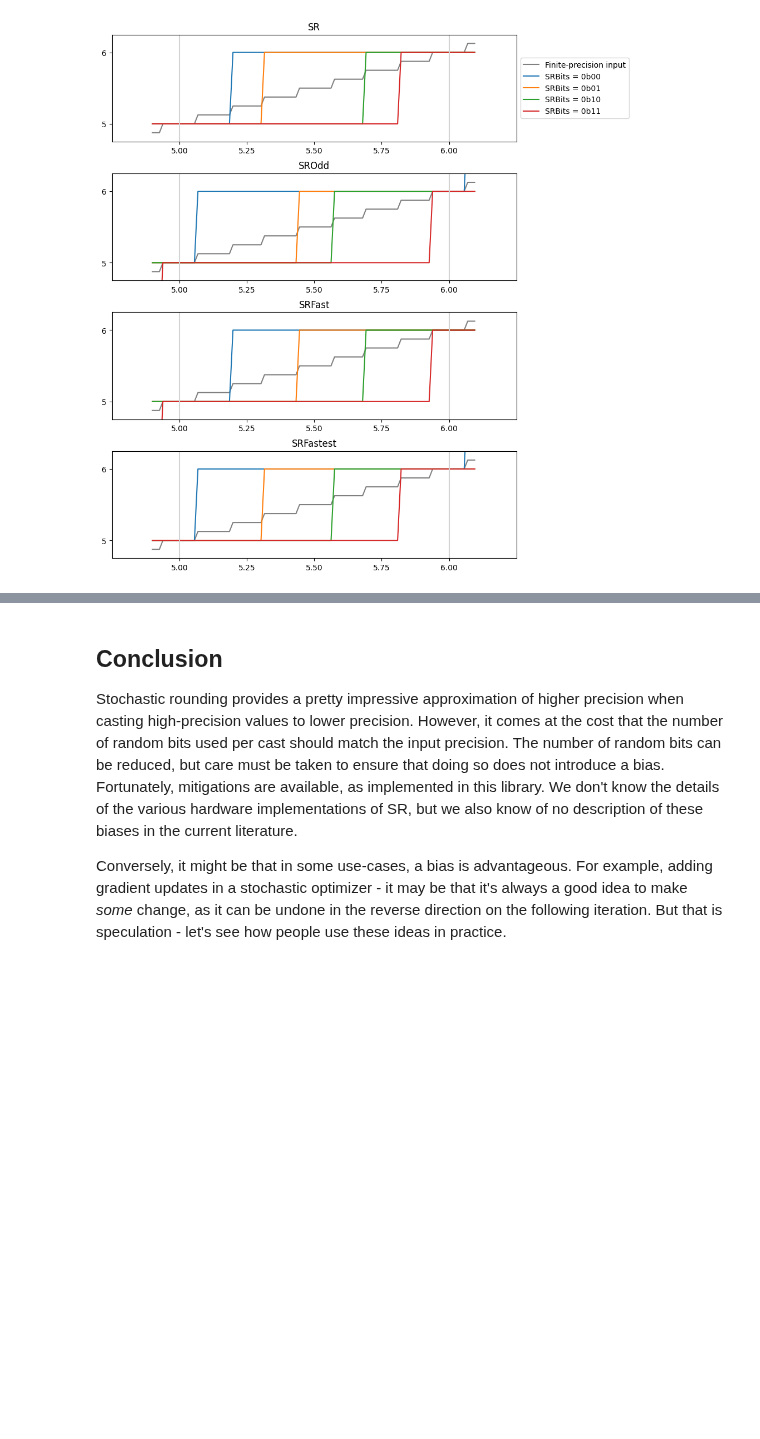
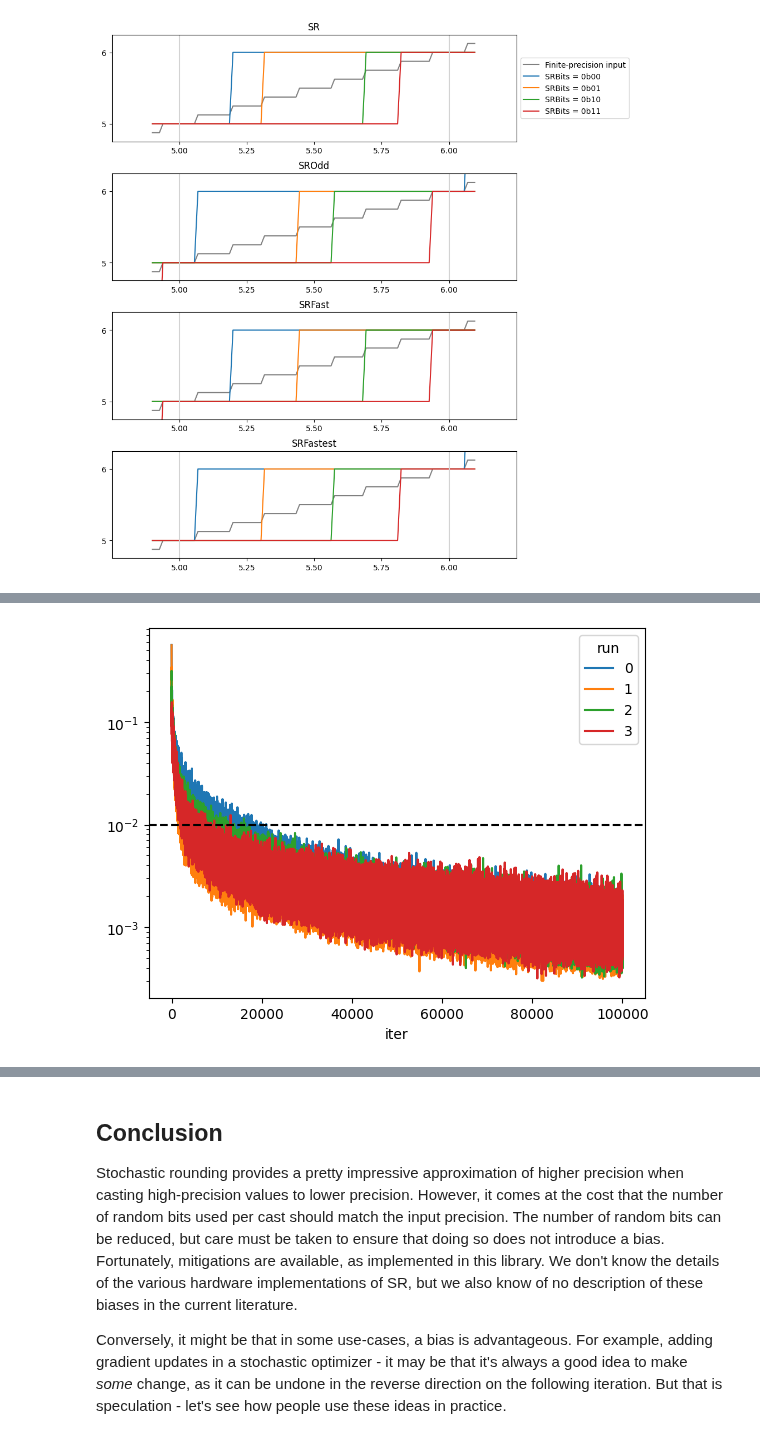
Before and after one commit to graphcore-research/gfloat, a Jupyter notebook: docs/source/05-stochastic-rounding.ipynb, the cells around one changed output, grey strips where cells are left out. Cells and saved outputs as stored; diff of their text form; code cells hidden in the pictures; blank space fills up the shorter version.

```diff
--- a/docs/source/05-stochastic-rounding.ipynb
+++ b/docs/source/05-stochastic-rounding.ipynb
@@ -719,0 +852,80 @@ None
+# %%
+from jax import grad
+import jax.numpy as jnp
+
+import pandas as pd
+
+
+class Logger:
+    def __init__(self):
+        self.log = []
+
+    def __call__(self, **kwargs):
+        self.log.append(kwargs)
+
+    @property
+    def df(self):
+        for kv in self.log:
+            for k, v in kv.items():
+                if isinstance(v, jnp.ndarray):
+                    kv[k] = v.item()
+        return pd.DataFrame(self.log)
+
+
+log = Logger()
+
+
+def relu(x):
+    return jnp.maximum(0, x)
+
+
+def f(W, x):
+    W1, W2 = W
+    return W2 @ relu(W1 @ x)
+
+
+def loss(W, x, y):
+    return jnp.mean((f(W, x) - y) ** 2)
+
+
+for run in range(4):
+
+    o, h, i = 3, 23, 7
+    W1_gt = np.random.randn(h, i)
+    W2_gt = np.random.randn(o, h)
+    W_gt = (W1_gt, W2_gt)
+
+    noise = 0.01  # observation noise
+
+    n_test = 1024  # batch size
+    x_test = np.random.rand(i, n_test)
+
+    y_test = f(W_gt, x_test)
+
+    print(loss(W_gt, x_test, y_test), end=" ")
+    dloss = grad(loss, argnums=0)
+
+    lr = 1e-3
+    S = 10
+    W = [W_gt[0] + np.random.randn(h, i) / S, W_gt[1] + np.random.randn(o, h) / S]
+    for iter in range(100000):
+        n = 33  # batch size
+        x = np.random.rand(i, n)
+
+        y_gt = f(W_gt, x)
+        y = y_gt + noise * np.random.randn(*y_gt.shape)
+
+        log(run=run, iter=iter, loss=loss(W, x, y))
+        g = dloss(W, x, y)
+        W[0] -= lr * g[0]
+        W[1] -= lr * g[1]
+        print(loss(W, x_test, y_test), end=" ") if iter % 10000 == 0 else None
+
+    print("done")
+
+# log y scale
+log.df.pivot(index="iter", columns="run", values="loss").plot(logy=True)
+# add a horizontal line at the true loss
+plt.axhline(noise, color="k", linestyle="--")
+None
+# %% [output]
@@ -719,0 +937 @@ None
+[figure, added]
```
Also changed, not shown: parts of 19 cells of this notebook.
